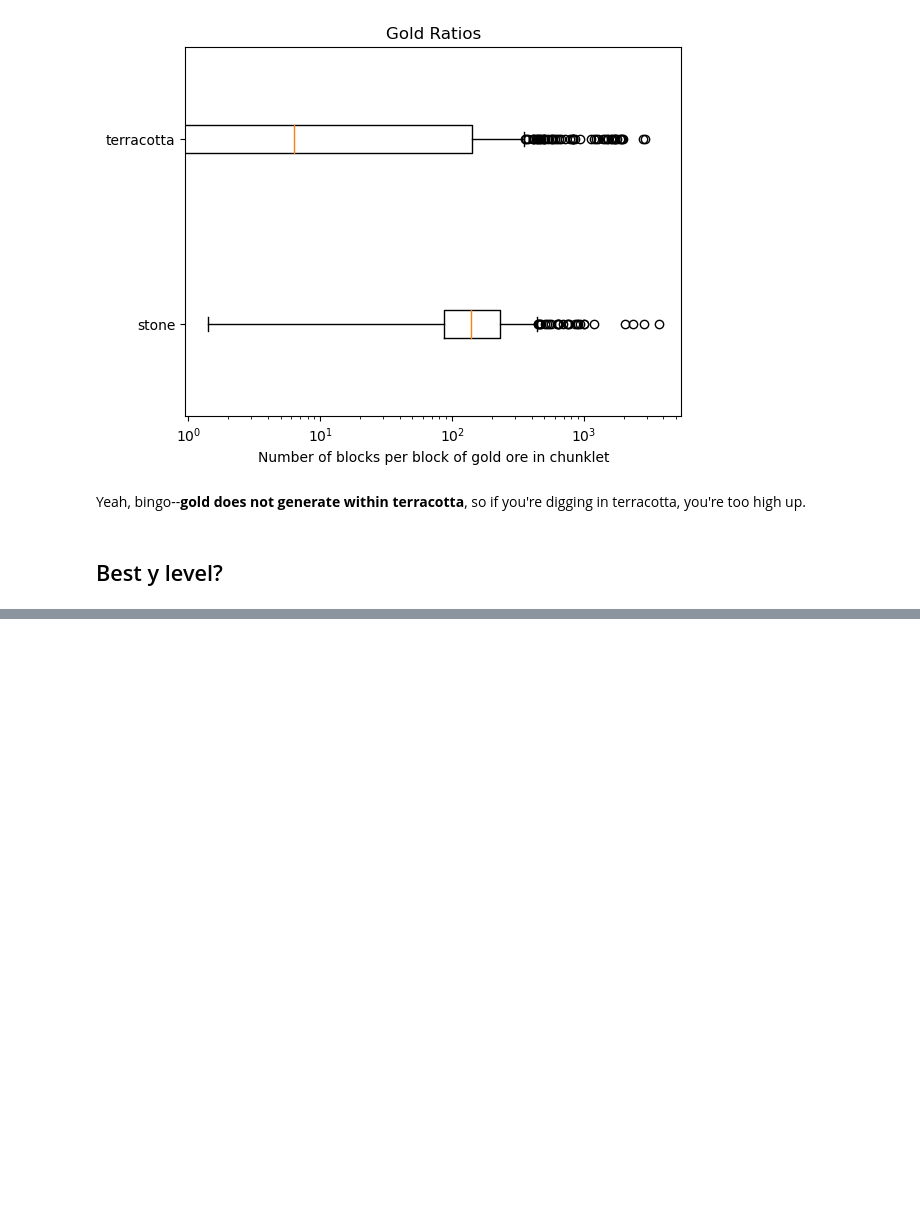
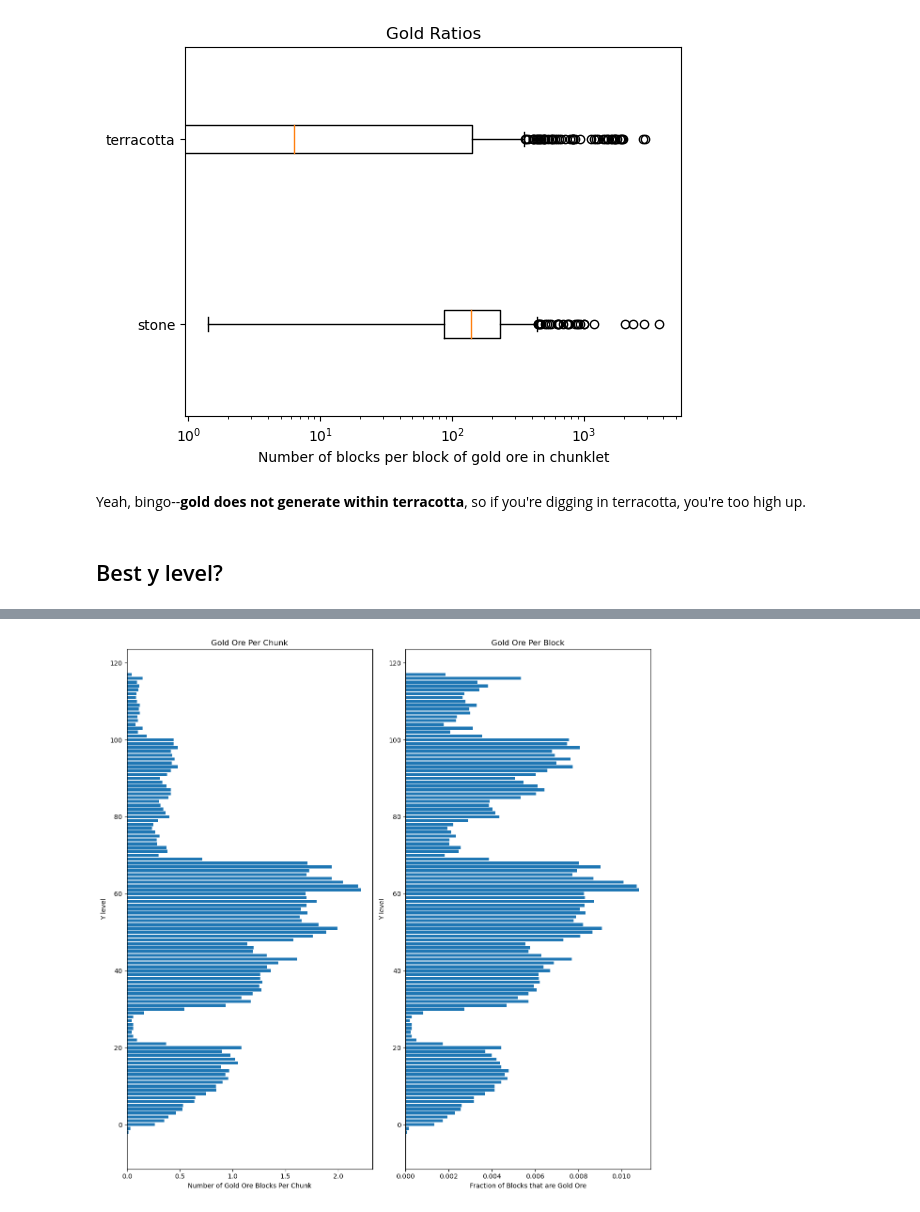
Before and after one commit to OpenBagTwo/AngerLocalBeehive, a Jupyter notebook: notebooks/Gold in the Badlands.ipynb, the cells around one changed output, grey strips where cells are left out. Cells and saved outputs as stored; diff of their text form; code cells hidden in the pictures; blank space fills up the shorter version.

```diff
--- a/notebooks/Gold in the Badlands.ipynb
+++ b/notebooks/Gold in the Badlands.ipynb
@@ -87,7 +86,7 @@ def split_block_value(value: int) -> List[int]:
     small_ints: List[int] = []
     for _ in range(16):
         value, remainder = divmod(value, 2**4)
-        small_ints.insert(0, remainder)
+        small_ints.append(remainder)
     return small_ints
 # %%
 def get_region_and_chunk(
@@ -422,5 +337,0 @@ Wait... that's way more than one block of ancient debris.
-# %%
-block_count: dict[str, int] = {}
-for idx, count in sorted(Counter(blocks).items()):
-    block_count[palette[idx]] = count
-display(block_count)
@@ -513,13 +337,0 @@ Going to the very bottom:
-# %%
-chunklet = chunk["sections"][0]
-print(f"Analyzing the y={chunklet['Y'].value * 16} chunklet")
-
-palette = [block["Name"].value for block in chunklet["block_states"]["palette"]]
-blocks = sum(
-    [split_block_value(v) for v in chunklet["block_states"]["data"]],
-    [],
-)
-block_count = {}
-for idx, count in sorted(Counter(blocks).items()):
-    block_count[palette[idx]] = count
-display(block_count)
@@ -535,0 +338,73 @@ Yeah, I mean--sad no diamonds, but this looks correct.
+# %%
+%%time
+gold_count = defaultdict(int)
+denominator = defaultdict(int)
+n_chunks = 0
+for region_file in sorted((save_folder / "region").glob("*")):
+    if region_file.name == "r.0.0.mca":
+        continue
+    region_data = region.RegionFile(region_file)
+    for chunk in region_data.iter_chunks():
+        n_chunks += 1
+        for section in chunk["sections"]:
+            if "data" not in section["block_states"]:
+                continue
+
+            block_lookup = [
+                block["Name"].value for block in section["block_states"]["palette"]
+            ]
+            blocks: list[int] = sum(
+                [split_block_value(v) for v in section["block_states"]["data"]],
+                [],
+            )
+            for idx, i in enumerate(
+                sum(
+                    [split_block_value(v) for v in section["block_states"]["data"]],
+                    [],
+                )
+            ):
+                y = section["Y"].value * 16 + (idx // 256)
+
+                if block_lookup[i] == "minecraft:gold_ore":
+                    gold_count[y] += 1
+
+                if block_lookup[i] not in (
+                    "minecraft:air",
+                    "minecraft:water",
+                    "minecraft:lava",
+                    "minecraft:cave_air",
+                ):
+                    denominator[y] += 1
+
+
+ys = sorted(gold_count.keys())
+per_chunk = [gold_count[y] / n_chunks for y in ys]
+pcts = [gold_count[y] / denominator[y] for y in ys]
+
+
+fig, axs = plt.subplots(1, 2, figsize=(12, 12))
+axs[0].barh(
+    ys,
+    per_chunk,
+    height=0.8,
+    align="center",
+)
+axs[0].set_title("Gold Ore Per Chunk")
+axs[0].set_ylabel("Y level")
+axs[0].set_xlabel("Number of Gold Ore Blocks Per Chunk")
+axs[0].ticklabel_format(axis="x", style="sci", scilimits=(-4, 4))
+
+axs[1].barh(
+    ys,
+    pcts,
+    height=0.8,
+    align="center",
+)
+axs[1].set_title("Gold Ore Per Block")
+axs[1].set_ylabel("Y level")
+axs[1].set_xlabel("Fraction of Blocks that are Gold Ore")
+axs[1].ticklabel_format(axis="x")
+fig.tight_layout()
+plt.show(fig)
+# %% [output]
+[figure, added]
```
Also changed, not shown: parts of 42 cells of this notebook, 1 other file.
